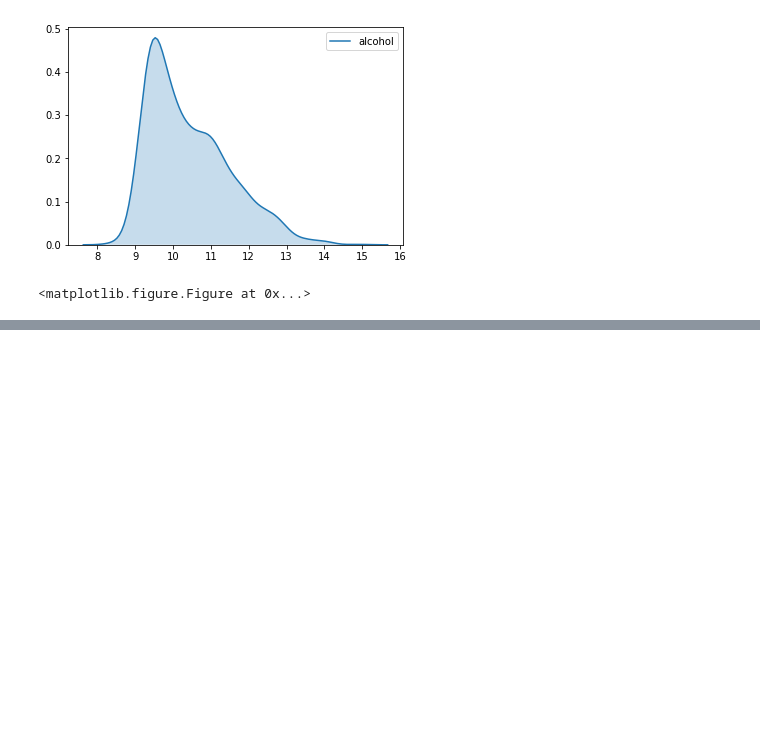
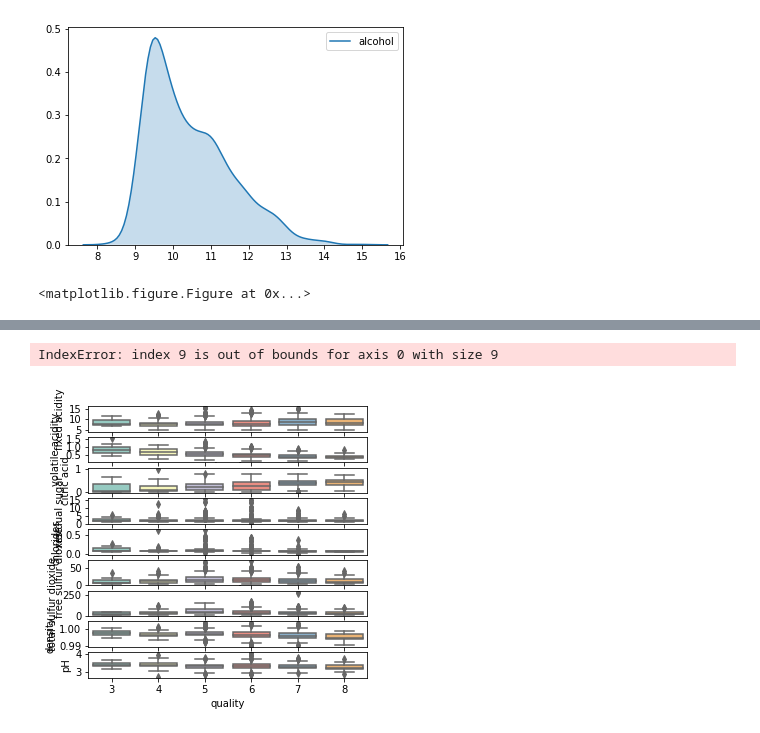
Before and after one commit to sravangereddy/DataScience_, a Jupyter notebook: Wine Quality/Wine Quality.ipynb, the cells around one changed output, grey strips where cells are left out. Saved outputs shown, nothing was run; the diff lists cells and outputs as text; code cells hidden in the pictures; blank space fills up the shorter version.

```diff
--- a/Wine Quality/Wine Quality.ipynb
+++ b/Wine Quality/Wine Quality.ipynb
@@ -86,0 +107,10 @@ for column in df_master:
+# %%
+fig, axs = plt.subplots(nrows = 9, figsize=(5,5))
+i = 0
+for column in df_master:
+    if df_master[column].dtype == "float64":
+        sn.boxplot(x="quality", y=column, palette="Set3" , data = df_master, ax=axs[i])
+        i = i + 1
+# %% [output]
+IndexError: index 9 is out of bounds for axis 0 with size 9
+[figure, added]
```
Also changed, not shown: parts of 3 cells of this notebook.
